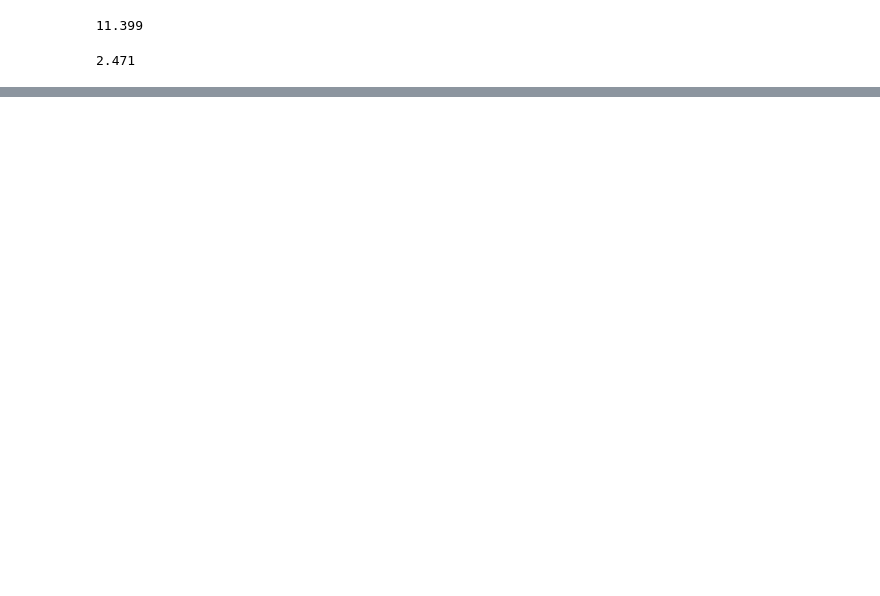
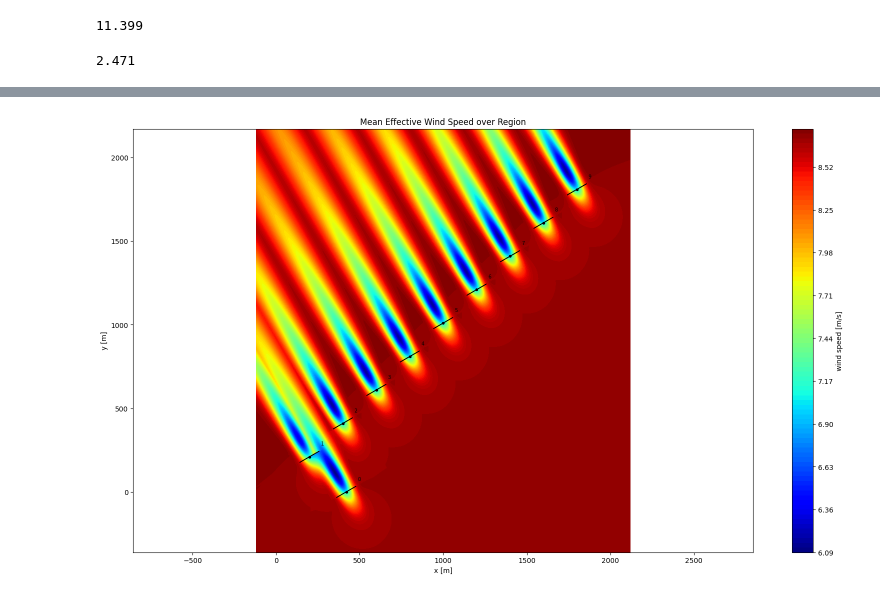
Before and after one commit to mj-arthur103/pywake, a Jupyter notebook: pywake_mediaPonderada.ipynb, the cells around one changed output, grey strips where cells are left out. Cells and saved outputs as stored; diff of their text form; code cells hidden in the pictures; blank space fills up the shorter version.

Commit message:
Media Ponderada Calculada

```diff
--- a/pywake_mediaPonderada.ipynb
+++ b/pywake_mediaPonderada.ipynb
@@ -70,0 +201,3 @@ plt.show() # Exibe o gráfico
+# %%
+ws_eff_mult_anterior = simulaçaoResult['WS_eff'] * valor_anterior
+ws_eff_mult_anterior
@@ -70,0 +222,3 @@ plt.show() # Exibe o gráfico
+# %%
+ws_eff_mult_depois = simulaçaoResult['WS_eff'] * valor_depois
+ws_eff_mult_depois
@@ -70,0 +263,3 @@ plt.show() # Exibe o gráfico
+# %%
+media_ponderada = (ws_eff_mult_maior + ws_eff_mult_anterior + ws_eff_mult_depois) / soma
+media_ponderada
@@ -70,0 +284,3 @@ plt.show() # Exibe o gráfico
+# %%
+simulacao=simulaçaoResult
+simulacao['WS_eff']=media_ponderada
@@ -70,0 +357,10 @@ plt.show() # Exibe o gráfico
+# %%
+flow = simulacao.flow_map()
+plt.figure(figsize=(20, 11))
+flow.plot_wake_map(cmap='jet')
+plt.xlabel('x [m]')
+plt.ylabel('y [m]')
+plt.title('Mean Effective Wind Speed over Region')
+plt.show()
+# %% [output]
+[figure, added]
```
Also changed, not shown: parts of 30 cells of this notebook.
